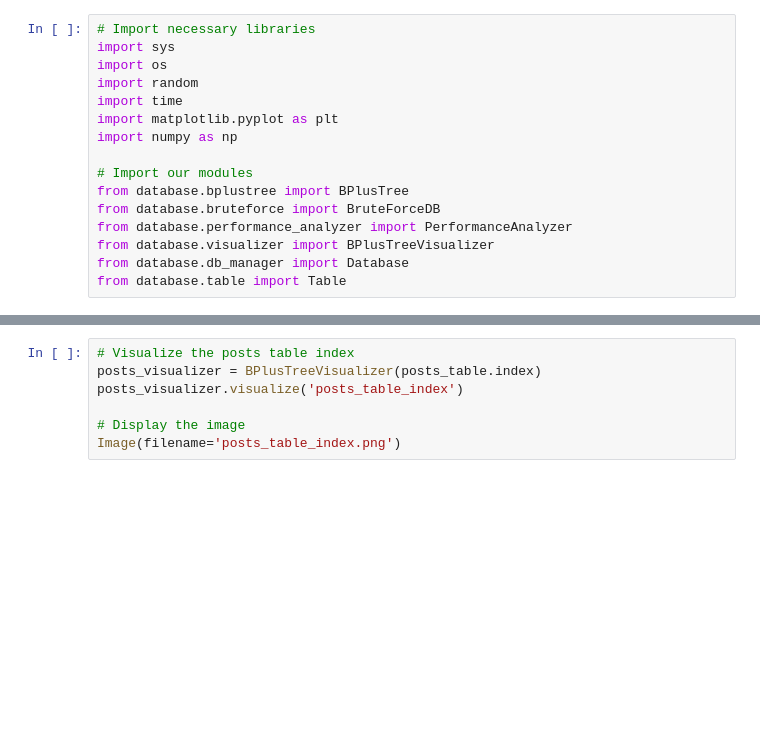
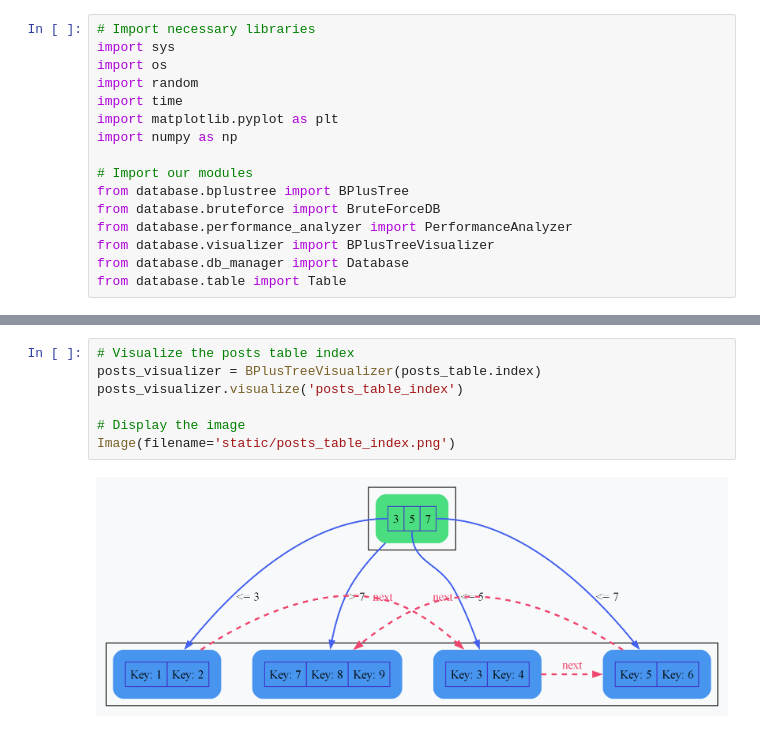
Before and after one commit to Demolus13/CS432-Project, a Jupyter notebook: report.ipynb, the cells around one changed output, grey strips where cells are left out. Cells and saved outputs as stored; diff of their text form; blank space fills up the shorter version.

```diff
--- a/report.ipynb
+++ b/report.ipynb
@@ -165,7 +369,9 @@ Image(filename='users_table_index.png')
 # %%
 # Visualize the posts table index
 posts_visualizer = BPlusTreeVisualizer(posts_table.index)
 posts_visualizer.visualize('posts_table_index')
 
 # Display the image
-Image(filename='posts_table_index.png')
+Image(filename='static/posts_table_index.png')
+# %% [output]
+[figure, added]
```
Also changed, not shown: parts of 17 cells of this notebook, 7 other files.
